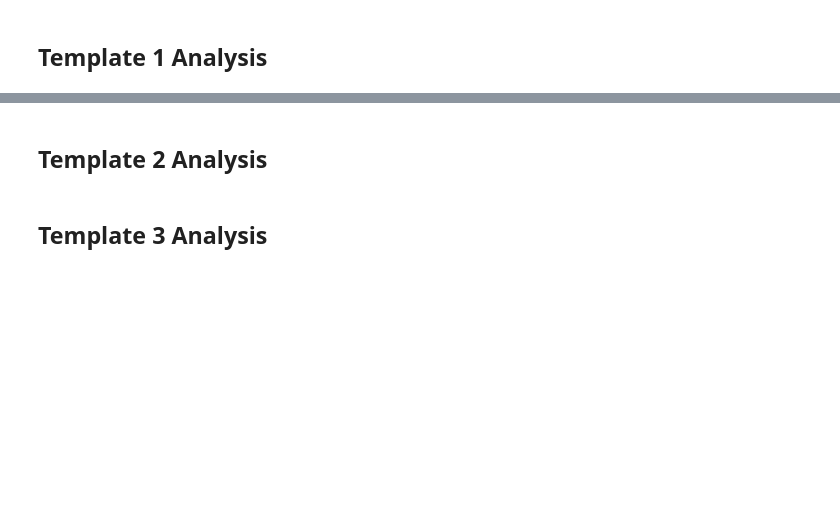
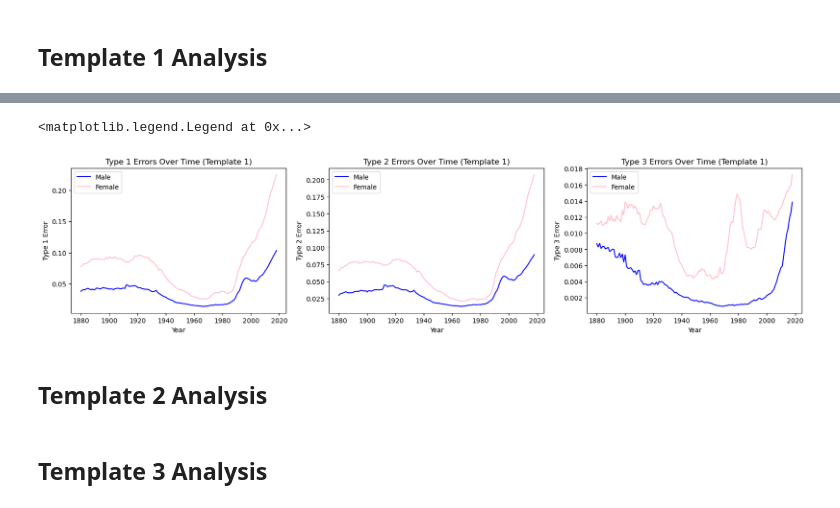
Before and after one commit to nnag00/DSCI-531-homework3, a Jupyter notebook: HW3-Nag-Nandini.ipynb, the cells around one changed output, grey strips where cells are left out. Cells and saved outputs as stored; diff of their text form; code cells hidden in the pictures; blank space fills up the shorter version.

Commit message:
template 1 push

```diff
--- a/HW3-Nag-Nandini.ipynb
+++ b/HW3-Nag-Nandini.ipynb
@@ -148,7 +164,7 @@ def type1_error_weighted(freqs, preds):
     return: a float number of the weighted type 1 error.
     '''
     # TODO. 10pts
-    # type 1 -> predicts a person, when there shouldn't be
+    # type 1 -> according the paper, any name not tagged as a PERSON is considered to be an error
 
     # sum of frequencies
     total_freq = sum(freqs)
@@ -158,8 +174,8 @@ def type1_error_weighted(freqs, preds):
 
     # iterating through all lists together to maintain index consistency
     for freq, pred in zip(freqs, preds):
-        if pred in {"B-PER", "I-PER"}:         # getting predictions where person was identified
-            error += freq                      # frequency at the index is added to error
+        if pred not in {"B-PER", "I-PER"}:         # getting predictions where person was identified
+            error += freq                          # frequency at the index is added to error
 
     if total_freq > 0:                # preventing potential division by 0 error
         return error/total_freq
@@ -173,7 +189,7 @@ def type2_error_weighted(freqs, preds):
     return: a float number of the weighted type 2 error
     '''
     # TODO. 10pts
-    # type 2 -> doesn't predict a person when there should be
+    # type 2 -> according to paper, reports the percentage of names that are tagged as non-PERSON entities among all the names
 
     # sum of frequencies
     total_freq = sum(freqs)
@@ -183,8 +199,8 @@ def type2_error_weighted(freqs, preds):
 
     # iterating through all lists together to maintain index consistency
     for freq, pred in zip(freqs, preds):
-        if pred not in {"B-PER", "I-PER"}:     # getting predictions where person was not identified
-            error += freq                      # frequency at the index is added to error
+       if pred != "O" and pred not in {"B-PER", "I-PER"}:      # getting predictions that ARE an entity (not O), but not a person entity (EX: B-LOC)
+            error += freq                                      # frequency at the index is added to error
 
     if total_freq > 0:                # preventing potential division by 0 error
         return error/total_freq
@@ -199,7 +215,7 @@ def type3_error_weighted(freqs, preds):
     return: a float number of the weighted type 3 error
     '''
     # TODO. 10pts
-    # type 3 -> predicts wrong entity type (?)
+    # type 3 -> according to the paper, reports the percentage of names that are not tagged at all among all the names
 
     # sum of frequencies
     total_freq = sum(freqs)
@@ -209,7 +225,7 @@ def type3_error_weighted(freqs, preds):
 
     # iterating through all lists together to maintain index consistency
     for freq, pred in zip(freqs, preds):
-        if pred != "O" and pred not in {"B-PER", "I-PER"}:     # getting predictions that ARE an entity (not O), but not a person entity (EX: B-LOC)
+        if pred == "O":                                        # getting predictions that ARE a non entity = O
             error += freq                                      # frequency at the index is added to error
 
     if total_freq > 0:                # preventing potential division by 0 error
@@ -285,3 +381,43 @@ import matplotlib.pyplot as plt
+# %%
+# visualize the three types of erros using the variables above.
+# make three different figures
+# Refer to Figure 2 of the paper
+
+import matplotlib.pyplot as plt
+# TODO. 3pts
+
+plt.figure(figsize=(20, 4))
+
+# Type 1
+plt.subplot(1, 3, 1)
+plt.plot(years, type1_errors_male, label="Male", color="blue")
+plt.plot(years, type1_errors_female, label="Female", color="pink")
+plt.xlabel("Year")
+plt.ylabel("Type 1 Error")
+plt.title(f"Type 1 Errors Over Time (Template 1)")
+plt.legend()
+
+
+# Type 2
+plt.subplot(1, 3, 2)
+plt.plot(years, type2_errors_male, label="Male", color="blue")
+plt.plot(years, type2_errors_female, label="Female", color="pink")
+plt.xlabel("Year")
+plt.ylabel("Type 2 Error")
+plt.title(f"Type 2 Errors Over Time (Template 1)")
+plt.legend()
+
+# Type 3
+plt.subplot(1, 3, 3)
+plt.plot(years, type3_errors_male, label="Male", color="blue")
+plt.plot(years, type3_errors_female, label="Female", color="pink")
+plt.xlabel("Year")
+plt.ylabel("Type 3 Error")
+plt.title(f"Type 3 Errors Over Time (Template 1)")
+plt.legend()
+# %% [output]
+<matplotlib.legend.Legend at 0x...>
+[figure, added]
 # %% [markdown]
 ## Template 2 Analysis
 # %%
```
Also changed, not shown: parts of 9 cells of this notebook.
